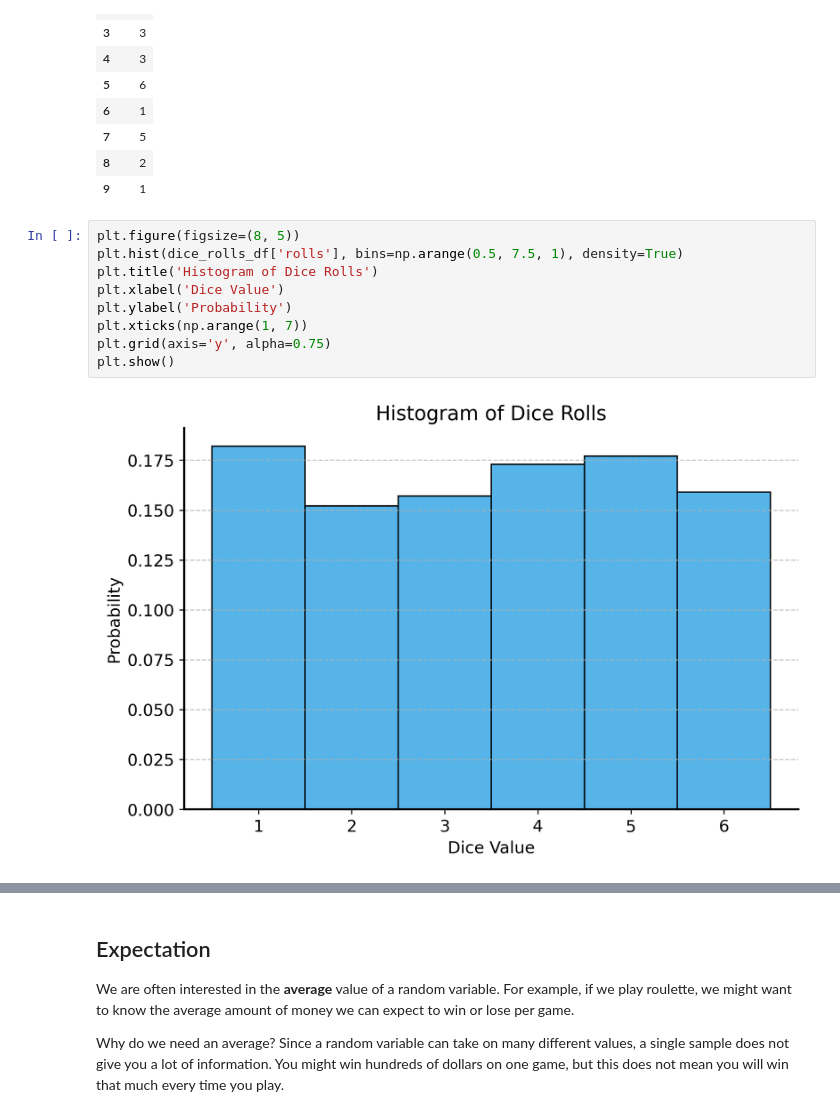
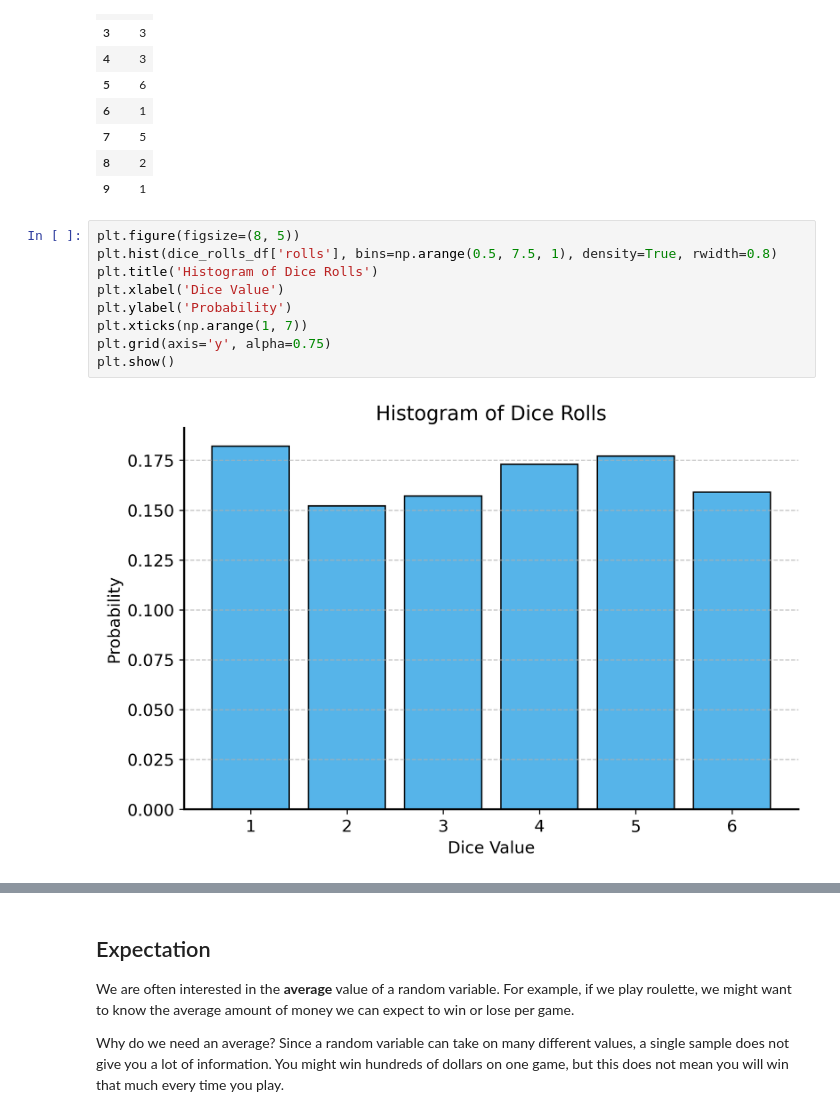
Before and after one commit to jrudoler-teaching/understanding-uncertainty, a Jupyter notebook: notebooks/lecture-02.ipynb, the cells around one changed output, grey strips where cells are left out. Saved outputs shown, nothing was run; the diff lists cells and outputs as text.

```diff
--- a/notebooks/lecture-02.ipynb
+++ b/notebooks/lecture-02.ipynb
@@ -449,12 +464,12 @@ Total number of dice rolls: 1000
 | 9 | 1 |
 # %%
 plt.figure(figsize=(8, 5))
-plt.hist(dice_rolls_df['rolls'], bins=np.arange(0.5, 7.5, 1), density=True)
+plt.hist(dice_rolls_df['rolls'], bins=np.arange(0.5, 7.5, 1), density=True, rwidth=0.8)
 plt.title('Histogram of Dice Rolls')
 plt.xlabel('Dice Value')
 plt.ylabel('Probability')
 plt.xticks(np.arange(1, 7))
 plt.grid(axis='y', alpha=0.75)
 plt.show()
 # %% [output]
-[figure, old version]
+[figure, new version]
```
Also changed, not shown: parts of 10 cells of this notebook, 36 other files.
